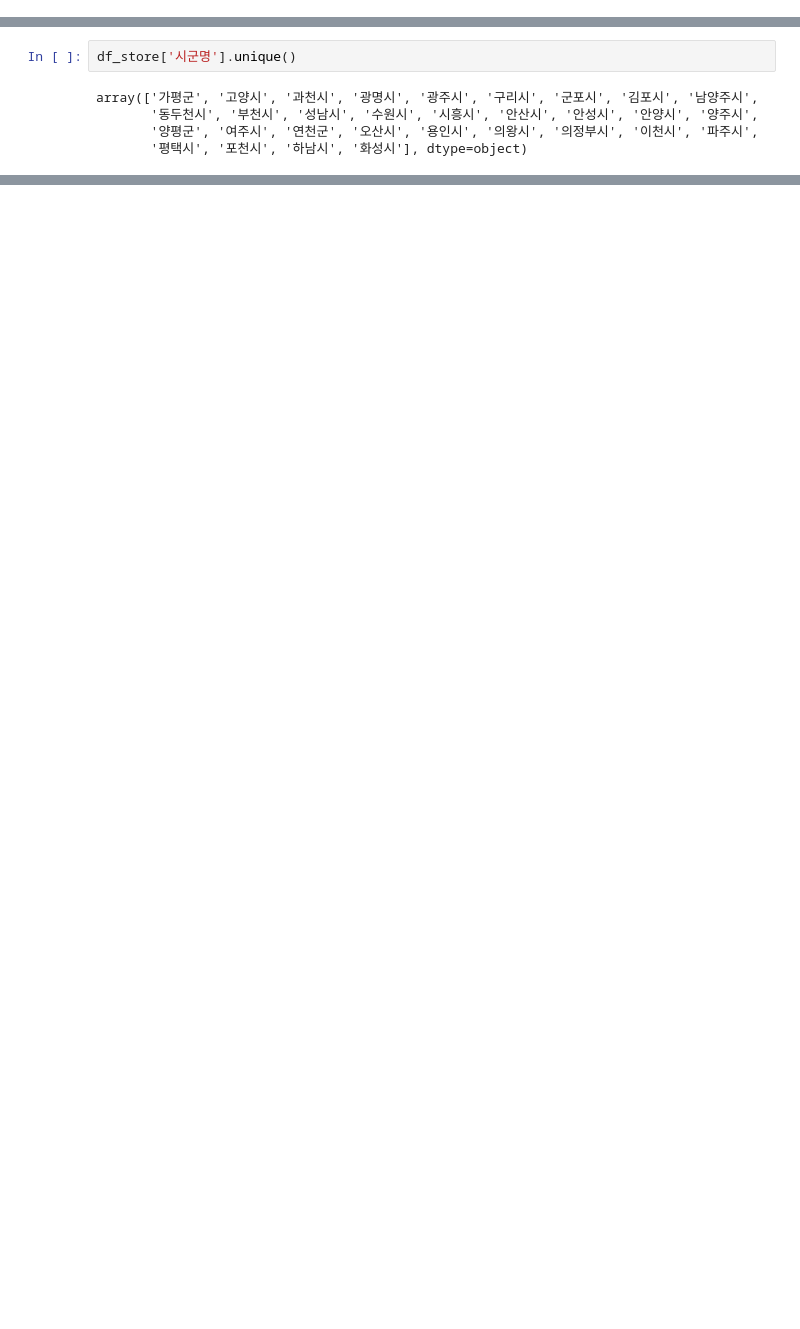
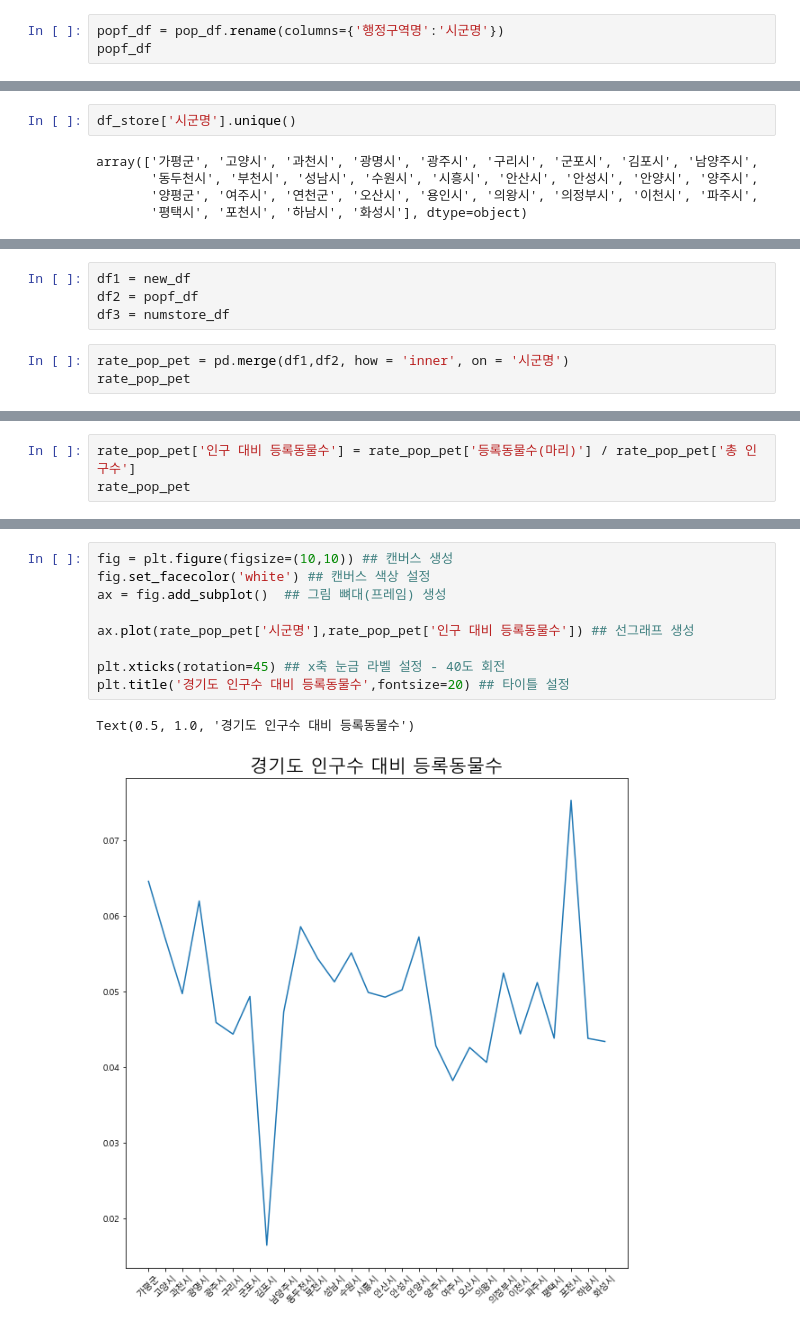
Before and after one commit to 2021-Companion-dog-analysis/Project, a Jupyter notebook: PJT/junhyuk/visual project.ipynb, the cells around one changed output, grey strips where cells are left out. Drawn from its saved outputs; the diff is of its cells as text; blank space fills up the shorter version.

```diff
--- a/PJT/junhyuk/visual project.ipynb
+++ b/PJT/junhyuk/visual project.ipynb
@@ -130,0 +203,3 @@ state_df  #4월 기준 인구수
+# %%
+popf_df = pop_df.rename(columns={'행정구역명':'시군명'})
+popf_df
@@ -188,0 +287,7 @@ dtype: int64
+# %%
+df1 = new_df
+df2 = popf_df
+df3 = numstore_df
+# %%
+rate_pop_pet = pd.merge(df1,df2, how = 'inner', on = '시군명')
+rate_pop_pet
@@ -188,0 +312,3 @@ dtype: int64
+# %%
+rate_pop_pet['인구 대비 등록동물수'] = rate_pop_pet['등록동물수(마리)'] / rate_pop_pet['총 인구수']
+rate_pop_pet
@@ -188,0 +333,12 @@ dtype: int64
+# %%
+fig = plt.figure(figsize=(10,10)) ## 캔버스 생성
+fig.set_facecolor('white') ## 캔버스 색상 설정
+ax = fig.add_subplot()  ## 그림 뼈대(프레임) 생성
+
+ax.plot(rate_pop_pet['시군명'],rate_pop_pet['인구 대비 등록동물수']) ## 선그래프 생성
+
+plt.xticks(rotation=45) ## x축 눈금 라벨 설정 - 40도 회전
+plt.title('경기도 인구수 대비 등록동물수',fontsize=20) ## 타이틀 설정
+# %% [output]
+Text(0.5, 1.0, '경기도 인구수 대비 등록동물수')
+[figure, added]
```
Also changed, not shown: parts of 19 cells of this notebook, 1 other file.
